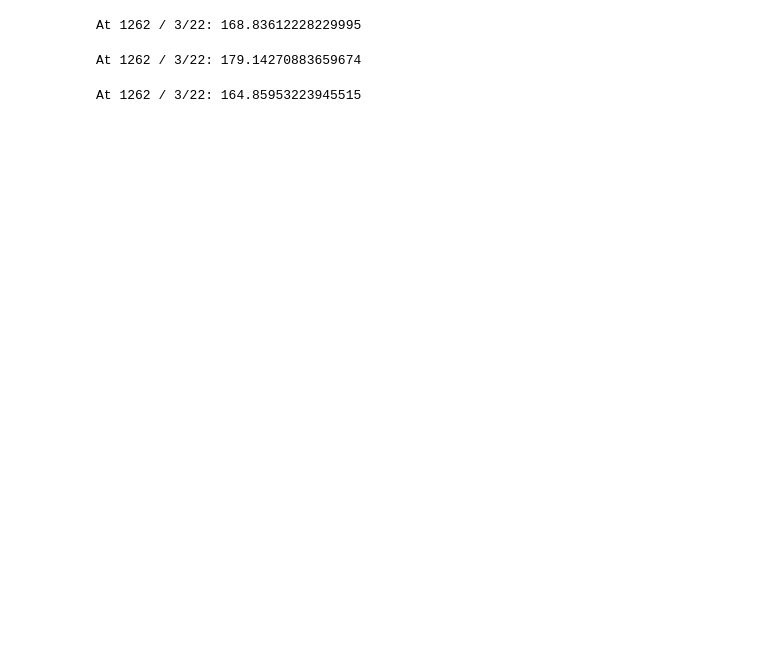
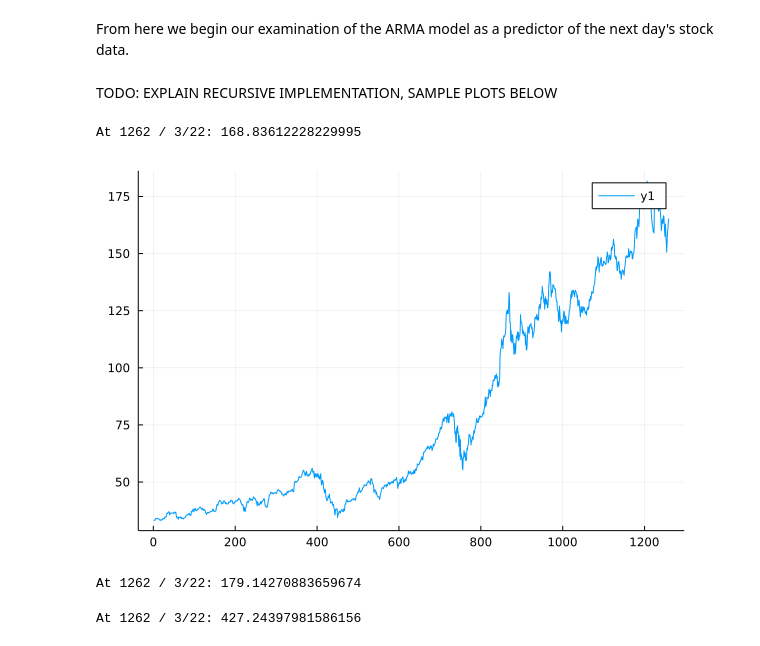
Before and after one commit to CharlieUlrich/Cot4501-Project, a Jupyter notebook: Stonks.ipynb, the cells around one changed output. Drawn from its saved outputs; the diff is of its cells as text; code cells hidden in the pictures; blank space fills up the shorter version.

Commit message:
Implemented ARIMA model

```diff
--- a/Stonks.ipynb
+++ b/Stonks.ipynb
@@ -24,0 +3,8 @@ appl = DataFrame(CSV.File("data/aapl.csv"))
+# %%
+using CSV
+using DataFrames
+using Statistics
+amzn = DataFrame(CSV.File("data/Amazon.csv"))
+gold = DataFrame(CSV.File("data/Gold.csv"))
+oil = DataFrame(CSV.File("data/Oil.csv"))
+aapl = DataFrame(CSV.File("data/aapl.csv"))
@@ -25,3 +31,7 @@ appl = DataFrame(CSV.File("data/aapl.csv"))
+# %% [markdown]
+From here we begin our examination of the ARMA model as a predictor of the next day's stock data.
+# %% [markdown]
+TODO: EXPLAIN RECURSIVE IMPLEMENTATION, SAMPLE PLOTS BELOW
 # %%
 ###Interpolate for day 31
 
@@ -42,7 +52,9 @@ println("At 1262 / 3/22: ", solver1(appl[1:1259,6],0)-35.355)
 At 1262 / 3/22: 168.83612228229995
 # %%
 using Plots
-plot([1:1259],appl[:,6])
+plot([1:1259],aapl[:,6])
+# %% [output]
+[figure, added]
 # %%
 ###Interpolate for day 31
 
@@ -74,12 +86,12 @@ function fixedsolver(info,back)
     #println(back)
     prev = 0.0
     if(size(info)[1]!=1)
-        prev = solver(info[1:size(info)[1]-1],back+=1)
+        prev = fixedsolver(info[1:size(info)[1]-1],back+=1)
     else
         return info[1]
     end
     return (exp(-back)*info[size(info)[1],1])+((1/back)*(errs[back]))+prev
 end
-println("At 1262 / 3/22: ", fixedsolver(appl[1:1258,6],0))
+println("At 1262 / 3/22: ", fixedsolver(aapl[1:1258,6],0))
 # %% [output]
-At 1262 / 3/22: 164.85953223945515
+At 1262 / 3/22: 427.24397981586156
```
Also changed, not shown: parts of 20 cells of this notebook.
